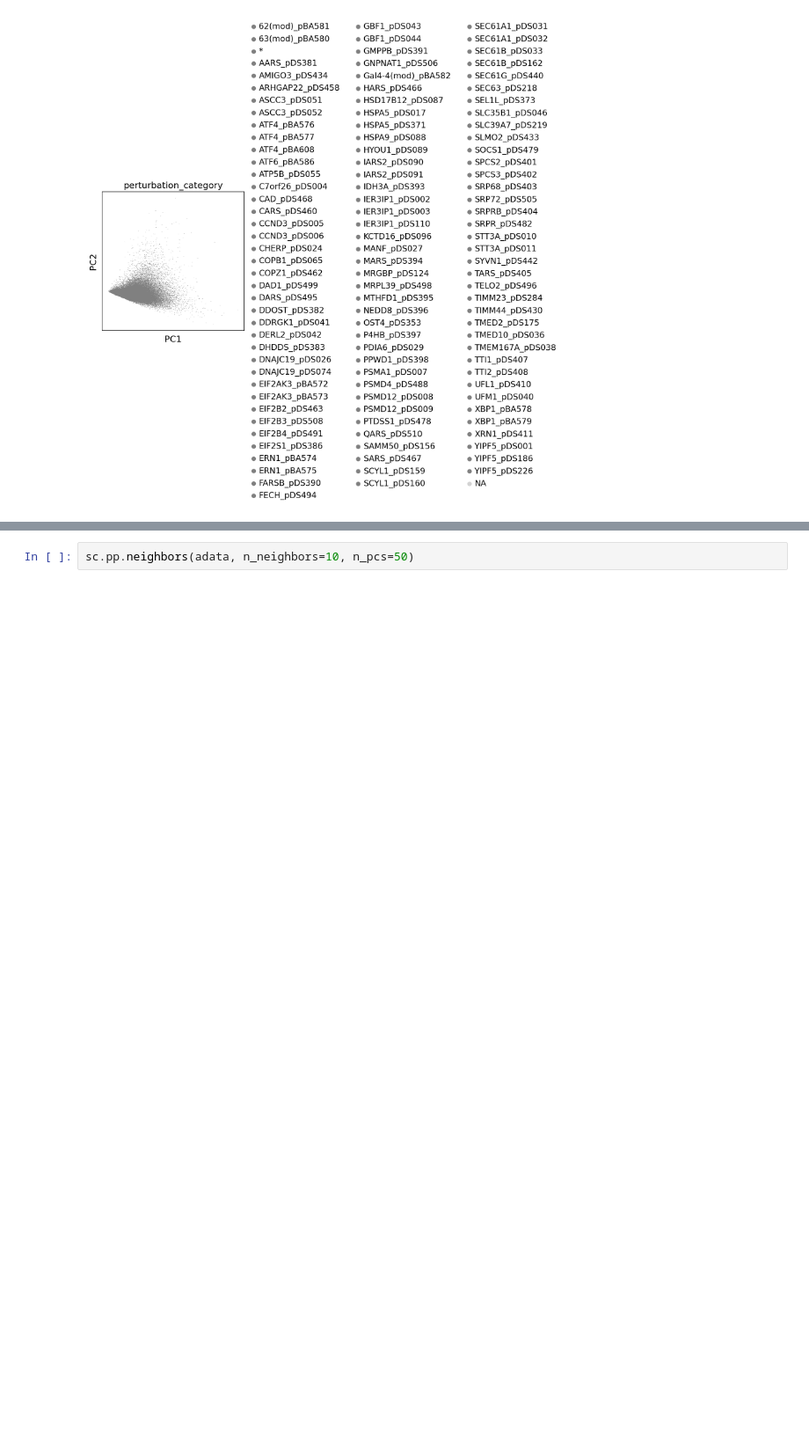
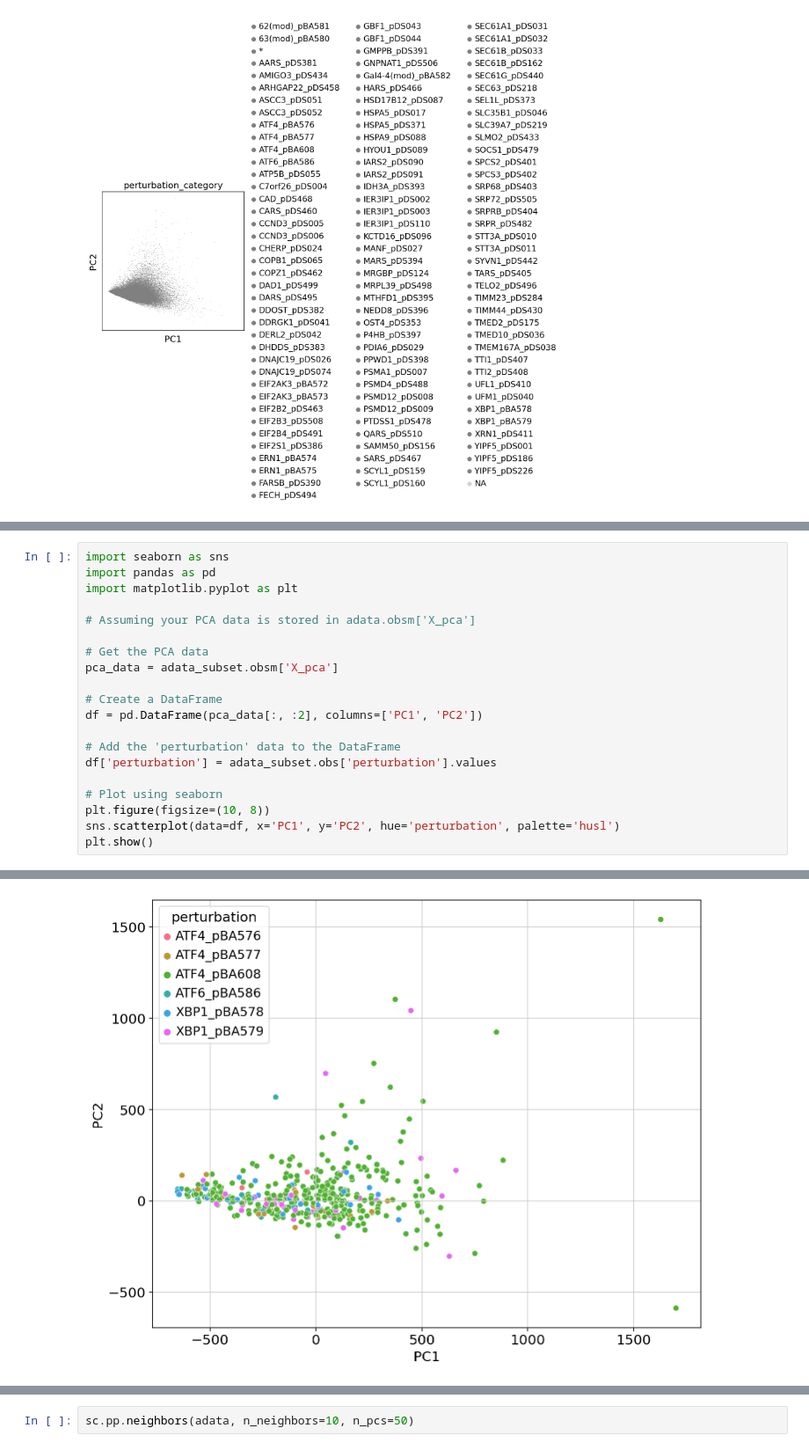
Before and after one commit to imahabub/scdiff, a Jupyter notebook: notebooks/8.3.23.sc_perturb.ipynb, the cells around one changed output, grey strips where cells are left out. Shown at 88% size. Drawn from its saved outputs; the diff is of its cells as text; blank space fills up the shorter version.

```diff
--- a/notebooks/8.3.23.sc_perturb.ipynb
+++ b/notebooks/8.3.23.sc_perturb.ipynb
@@ -255,0 +261,21 @@ sc.pl.pca(adata, color='perturbation')
+# %%
+import seaborn as sns
+import pandas as pd
+import matplotlib.pyplot as plt
+
+# Assuming your PCA data is stored in adata.obsm['X_pca']
+
+# Get the PCA data
+pca_data = adata_subset.obsm['X_pca']
+
+# Create a DataFrame
+df = pd.DataFrame(pca_data[:, :2], columns=['PC1', 'PC2'])
+
+# Add the 'perturbation' data to the DataFrame
+df['perturbation'] = adata_subset.obs['perturbation'].values
+
+# Plot using seaborn
+plt.figure(figsize=(10, 8))
+sns.scatterplot(data=df, x='PC1', y='PC2', hue='perturbation', palette='husl')
+plt.show()
+# %% [output]
@@ -255,0 +285 @@ sc.pl.pca(adata, color='perturbation')
+[figure, added]
```
Also changed, not shown: parts of 9 cells of this notebook, 5 other files.
